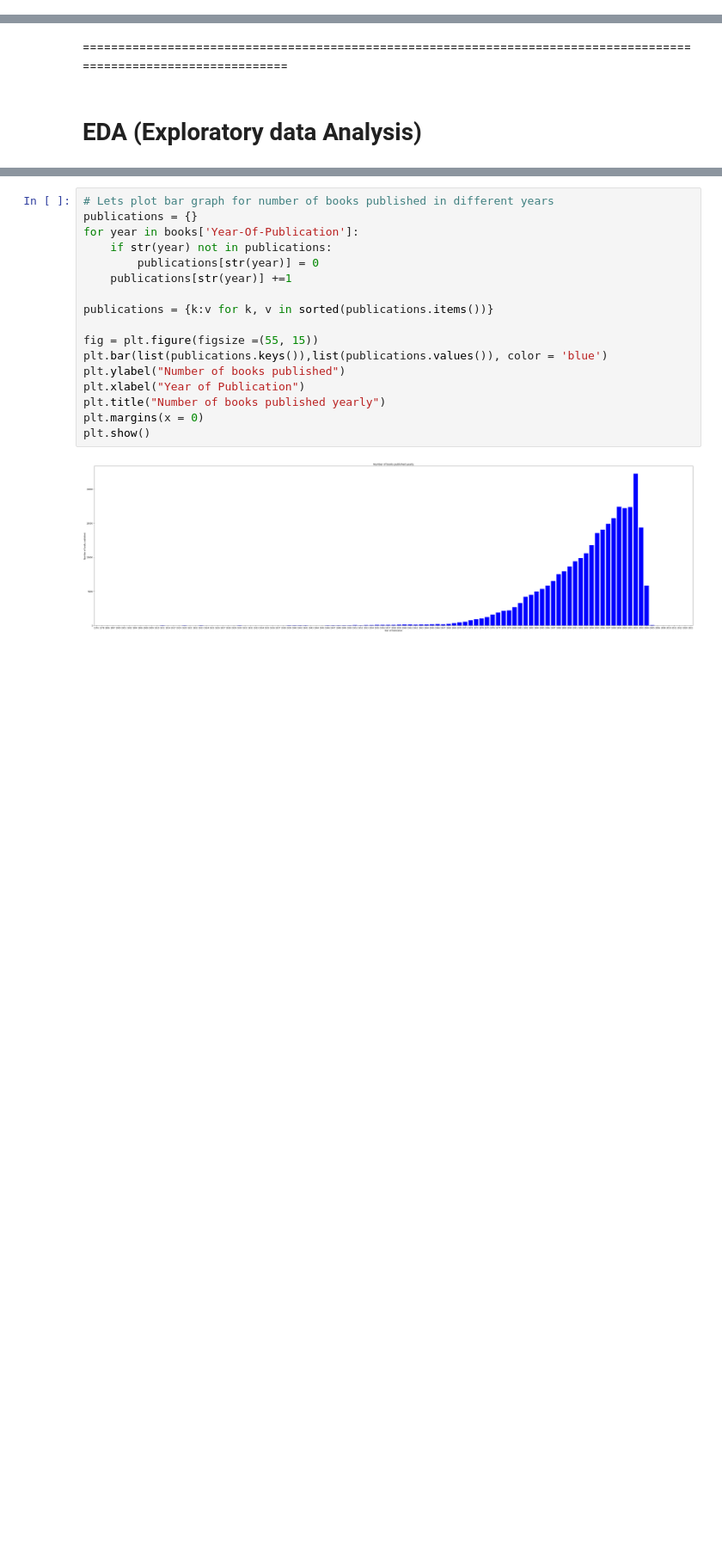
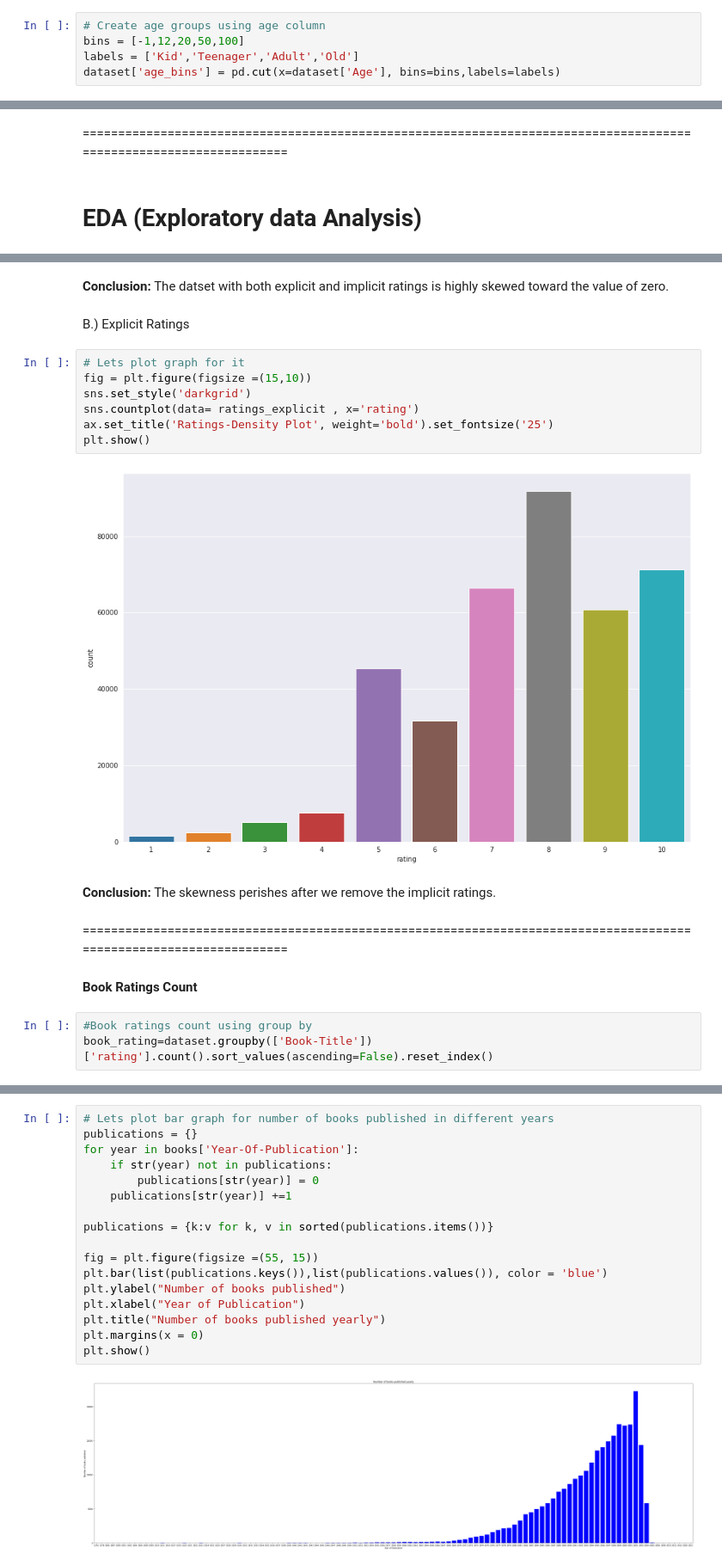
Before and after one commit to Shailendra114/Books-Recommendation-System-Unsupervised-Machine-Learning-, a Jupyter notebook: (Team_Notebook)_Book_Recommendation_System.ipynb, the cells around one changed output, grey strips where cells are left out. Shown at 86% size. Saved outputs shown, nothing was run; the diff lists cells and outputs as text; blank space fills up the shorter version.

```diff
--- a/(Team_Notebook)_Book_Recommendation_System.ipynb
+++ b/(Team_Notebook)_Book_Recommendation_System.ipynb
@@ -1036,0 +1039,5 @@ dataset.shape
+# %%
+# Create age groups using age column
+bins = [-1,12,20,50,100]
+labels = ['Kid','Teenager','Adult','Old']
+dataset['age_bins'] = pd.cut(x=dataset['Age'], bins=bins,labels=labels)
@@ -1042,0 +1075,22 @@ Great,we have successfully merged all the dataset.Lets proceed for Exploratory d
+# %% [markdown]
+**Conclusion:** The datset with both explicit and implicit ratings is highly skewed toward the value of zero.
+# %% [markdown]
+B.) Explicit Ratings
+# %%
+# Lets plot graph for it
+fig = plt.figure(figsize =(15,10))
+sns.set_style('darkgrid')
+sns.countplot(data= ratings_explicit , x='rating')
+ax.set_title('Ratings-Density Plot', weight='bold').set_fontsize('25')
+plt.show()
+# %% [output]
+[figure, added]
+# %% [markdown]
+**Conclusion:** The skewness perishes after we remove the implicit ratings.
+# %% [markdown]
+===================================================================================================================
+# %% [markdown]
+**Book Ratings Count**
+# %%
+#Book ratings count using group by
+book_rating=dataset.groupby(['Book-Title'])['rating'].count().sort_values(ascending=False).reset_index()
```
Also changed, not shown: parts of 52 cells of this notebook.
